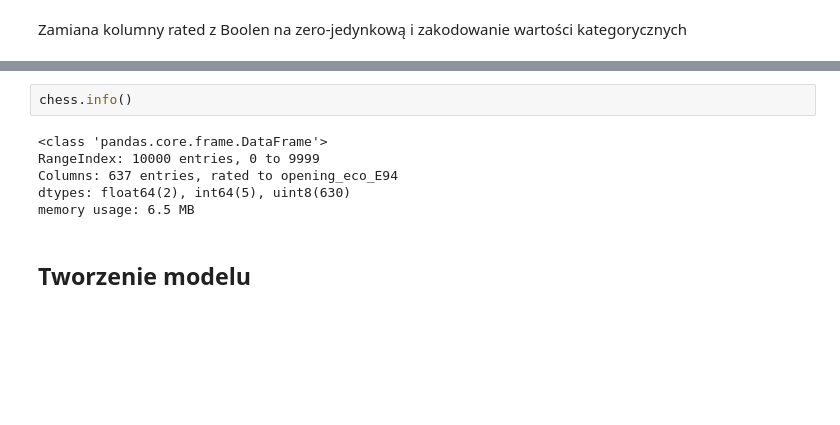
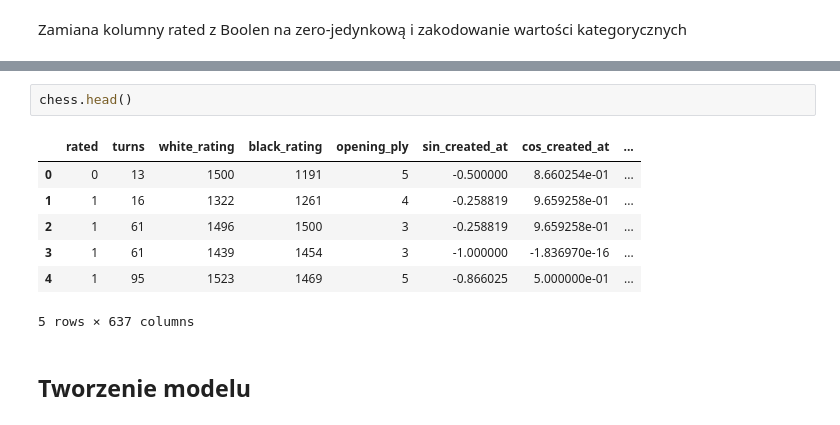
Before and after one commit to sebastiansukiennik01/NeuralNetworksProject, a Jupyter notebook: neuralNetworks.ipynb, the cells around one changed output, grey strips where cells are left out. Saved outputs shown, nothing was run; the diff lists cells and outputs as text; blank space fills up the shorter version.

```diff
--- a/neuralNetworks.ipynb
+++ b/neuralNetworks.ipynb
@@ -92,13 +93,15 @@ chess.replace({np.nan, 0})
 | 9999 | 1 | 44 | 1185 | 1288 | 4 | 7.071068e-01 | -7.071068e-01 | ... |
 10000 rows × 637 columns
 # %%
-chess.info()
+chess.head()
 # %% [output]
+|  | rated | turns | white_rating | black_rating | opening_ply | sin_created_at | cos_created_at | ... |
+| 0 | 0 | 13 | 1500 | 1191 | 5 | -0.500000 | 8.660254e-01 | ... |
+| 1 | 1 | 16 | 1322 | 1261 | 4 | -0.258819 | 9.659258e-01 | ... |
+| 2 | 1 | 61 | 1496 | 1500 | 3 | -0.258819 | 9.659258e-01 | ... |
+| 3 | 1 | 61 | 1439 | 1454 | 3 | -1.000000 | -1.836970e-16 | ... |
+| 4 | 1 | 95 | 1523 | 1469 | 5 | -0.866025 | 5.000000e-01 | ... |
-<class 'pandas.core.frame.DataFrame'>
-RangeIndex: 10000 entries, 0 to 9999
-Columns: 637 entries, rated to opening_eco_E94
-dtypes: float64(2), int64(5), uint8(630)
-memory usage: 6.5 MB
+5 rows × 637 columns
 # %% [markdown]
 ## Tworzenie modelu
 # %% [markdown]
```
Also changed, not shown: parts of 16 cells of this notebook.
